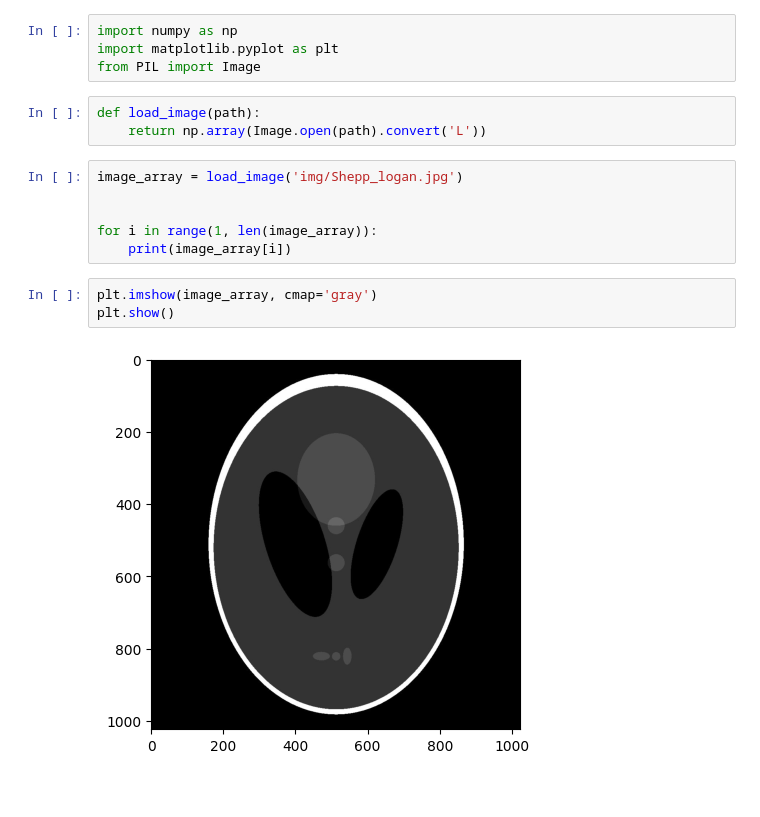
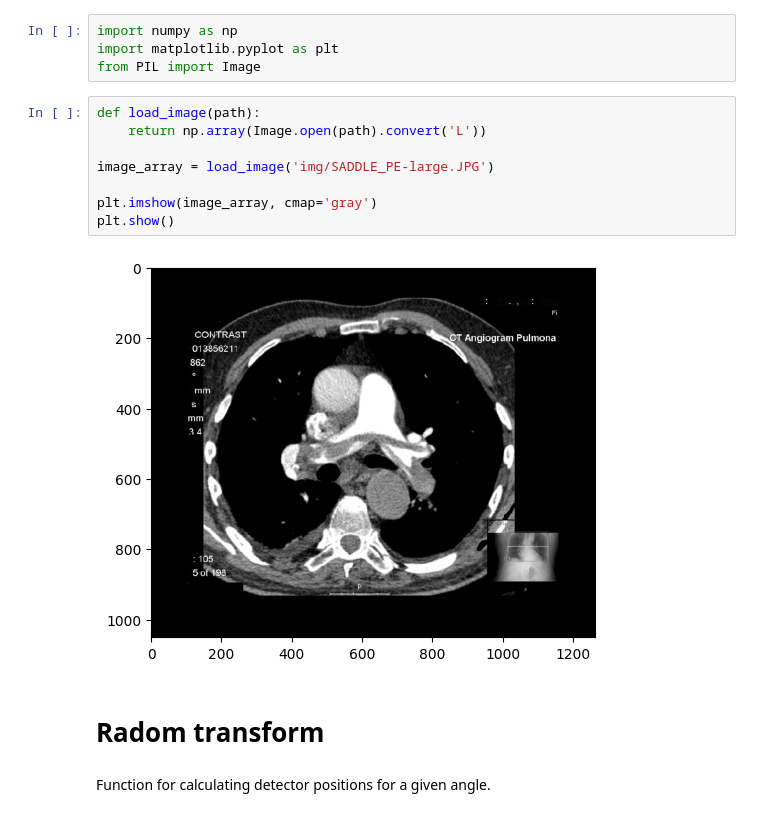
Before and after one commit to Irrisorr/Informatics-in-medicine, a Jupyter notebook: Tomograf/main.ipynb, the cells around one changed output. Saved outputs shown, nothing was run; the diff lists cells and outputs as text; blank space fills up the shorter version.

```diff
--- a/Tomograf/main.ipynb
+++ b/Tomograf/main.ipynb
@@ -5,14 +5,14 @@ from PIL import Image
 # %%
 def load_image(path):
     return np.array(Image.open(path).convert('L'))
+
+image_array = load_image('img/SADDLE_PE-large.JPG')
+
+plt.imshow(image_array, cmap='gray')
+plt.show()
+# %% [output]
+[figure, added]
-# %%
-image_array = load_image('img/Shepp_logan.jpg')
-
-
-for i in range(1, len(image_array)):
-    print(image_array[i])
-# %%
-plt.imshow(image_array, cmap='gray')
-plt.show()
-# %% [output]
-[figure, removed]
+# %% [markdown]
+# Radom transform
+# %% [markdown]
+Function for calculating detector positions for a given angle.
```
Also changed, not shown: parts of 7 cells of this notebook.
